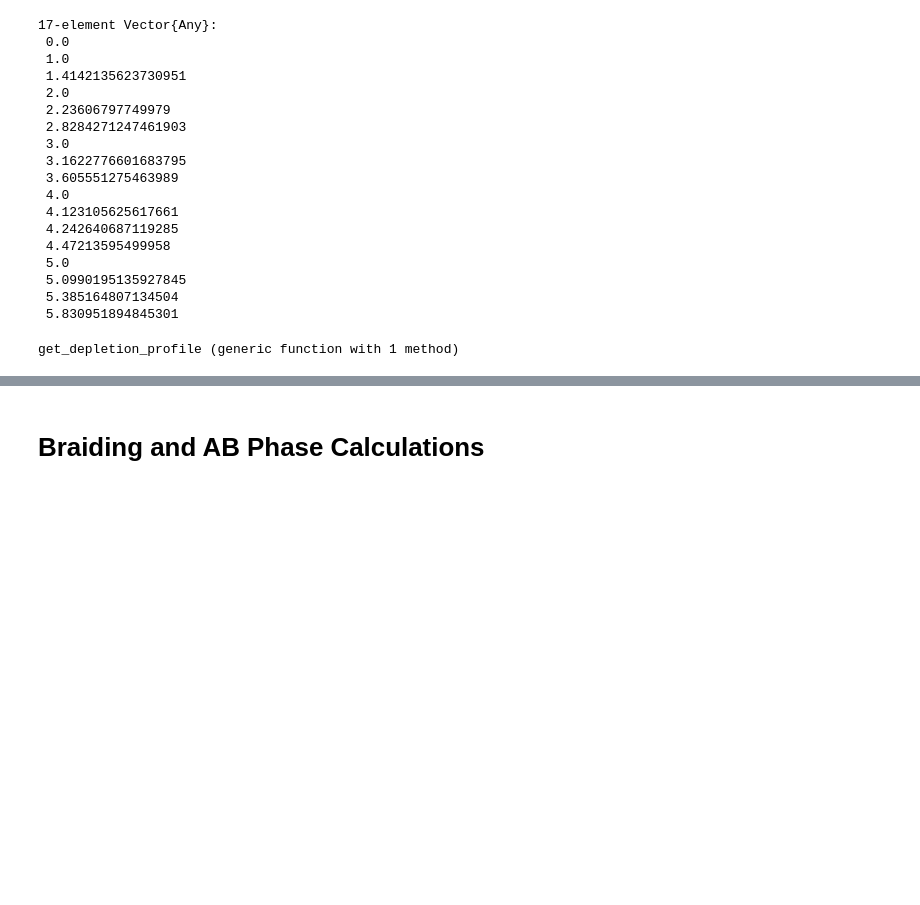
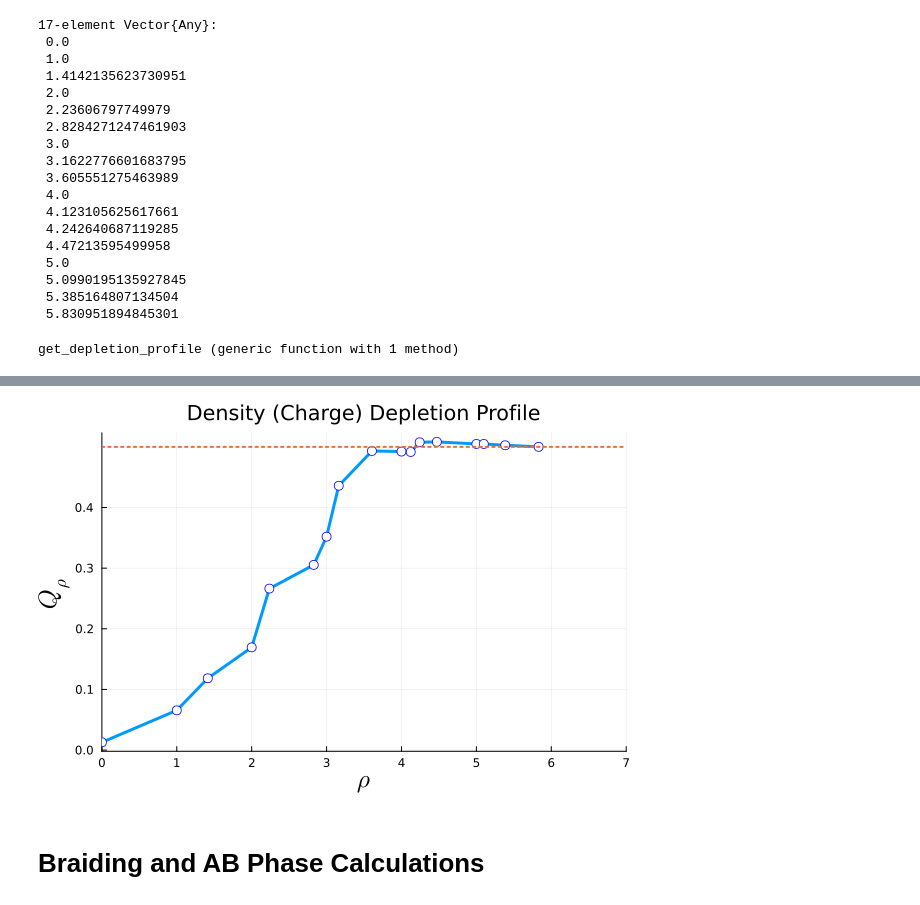
Before and after one commit to Umut-Can-Physics/Kagome-Lattice, a Jupyter notebook: My Numerical Calculations/Many-Body/Hofstadter/Hofstadter First Band Approximation.ipynb, the cells around one changed output, grey strips where cells are left out. Saved outputs shown, nothing was run; the diff lists cells and outputs as text; code cells hidden in the pictures; blank space fills up the shorter version.

```diff
--- a/My Numerical Calculations/Many-Body/Hofstadter/Hofstadter First Band Approximation.ipynb
+++ b/My Numerical Calculations/Many-Body/Hofstadter/Hofstadter First Band Approximation.ipynb
@@ -195,4 +204,6 @@ function plot_density(Nx, Ny, Degeneracy, N, Sub_Number_MB_Operator_List, basis_
 end
 # %% [output]
 plot_density (generic function with 1 method)
+# %%
+avg_density = Get_Avg_Density(Nx, Ny, Degeneracy, N, Sub_Number_MB_Operator_List, basis_cut_mb, r_hubbard_states);
 # %%
@@ -329,3 +337,9 @@ function get_depletion_profile(radius_list, avg_density)
 end
 # %% [output]
 get_depletion_profile (generic function with 1 method)
+# %%
+pn = maximum(PN)
+NPhi0 = Nx*Ny*(p/q)
+NPhi = NPhi0-N_Pin
+pn = maximum(PN)
+N_d = Int(NPhi - pn/nu0)
@@ -357,3 +369,10 @@ depletion_prof = get_depletion_profile(radius_list, avg_density)
+# %%
+Plots.plot(radius_list, depletion_prof, xlabel=L"\rho", ylabel=L"Q_{\rho}", title="Density (Charge) Depletion Profile", guidefontsize=17,legend=false, linewidth=3, xticks=0:1:12, yticks=0:0.10:0.46, m = (5, :white, stroke(1, :blue)))
+Q = pn/NPhi
+g(x)=Q; x=0
+Plots.plot!(g, x, length(radius_list), line=(:dot,2), xlim=(0,7))
+# %% [output]
+[figure, added]
 # %% [markdown]
 # Braiding and AB Phase Calculations
 # %%
```
Also changed, not shown: parts of 27 cells of this notebook, 4 other files.
